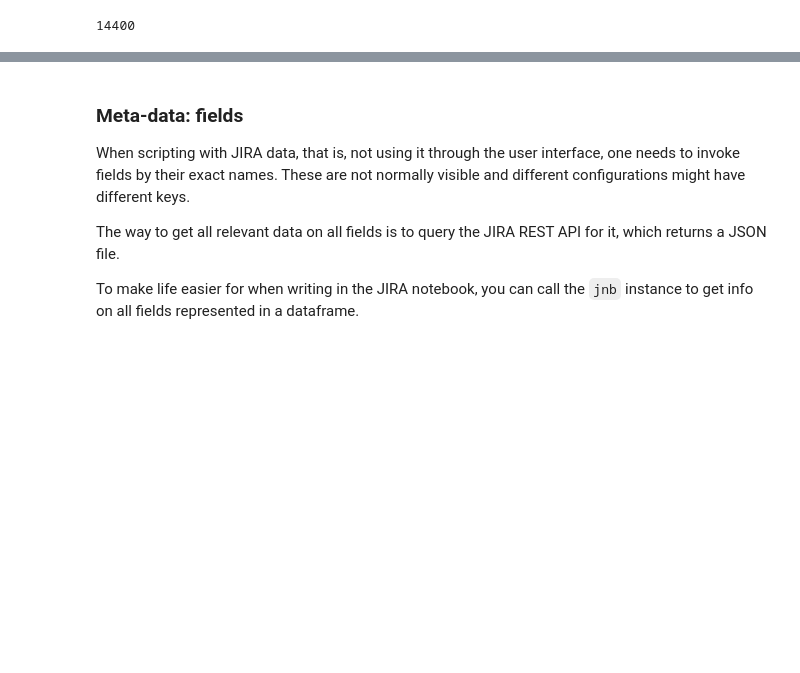
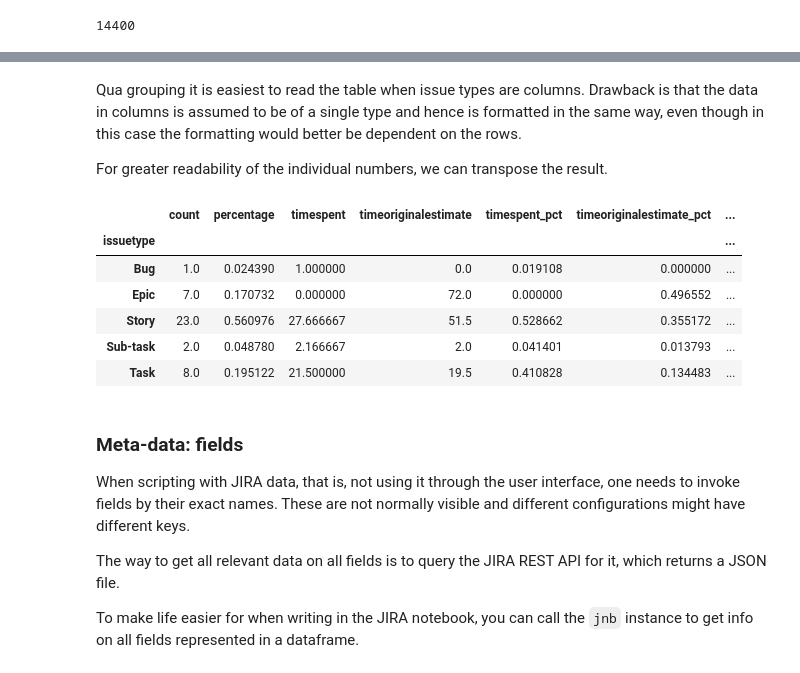
Before and after one commit to ceesroele/portfolio-sweep, a Jupyter notebook: src/notebook_to_jira.ipynb, the cells around one changed output, grey strips where cells are left out. Cells and saved outputs as stored; diff of their text form; code cells hidden in the pictures; blank space fills up the shorter version.

```diff
--- a/src/notebook_to_jira.ipynb
+++ b/src/notebook_to_jira.ipynb
@@ -236,3 +263,17 @@ qf['PLAN-7']['timespent']
+# %% [markdown]
+Qua grouping it is easiest to read the table when issue types are columns. Drawback is that the data in columns is assumed to be of a single type and hence is formatted in the same way, even though in this case the formatting would better be dependent on the rows.
+
+For greater readability of the individual numbers, we can transpose the result.
+# %%
+qf.describe().T
+# %% [output]
+|  | count | percentage | timespent | timeoriginalestimate | timespent_pct | timeoriginalestimate_pct | ... |
+| issuetype |  |  |  |  |  |  | ... |
+| Bug | 1.0 | 0.024390 | 1.000000 | 0.0 | 0.019108 | 0.000000 | ... |
+| Epic | 7.0 | 0.170732 | 0.000000 | 72.0 | 0.000000 | 0.496552 | ... |
+| Story | 23.0 | 0.560976 | 27.666667 | 51.5 | 0.528662 | 0.355172 | ... |
+| Sub-task | 2.0 | 0.048780 | 2.166667 | 2.0 | 0.041401 | 0.013793 | ... |
+| Task | 8.0 | 0.195122 | 21.500000 | 19.5 | 0.410828 | 0.134483 | ... |
 # %% [markdown]
 ### Meta-data: fields
 
```
Also changed, not shown: parts of 10 cells of this notebook, 1 other file.
